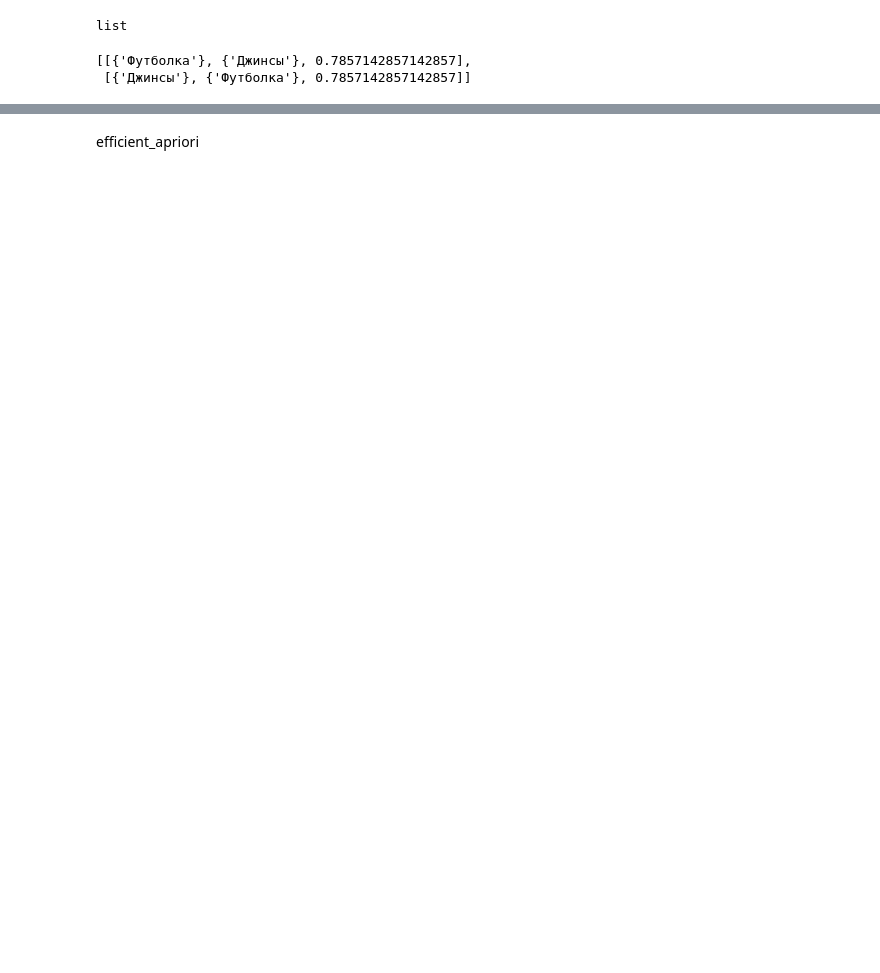
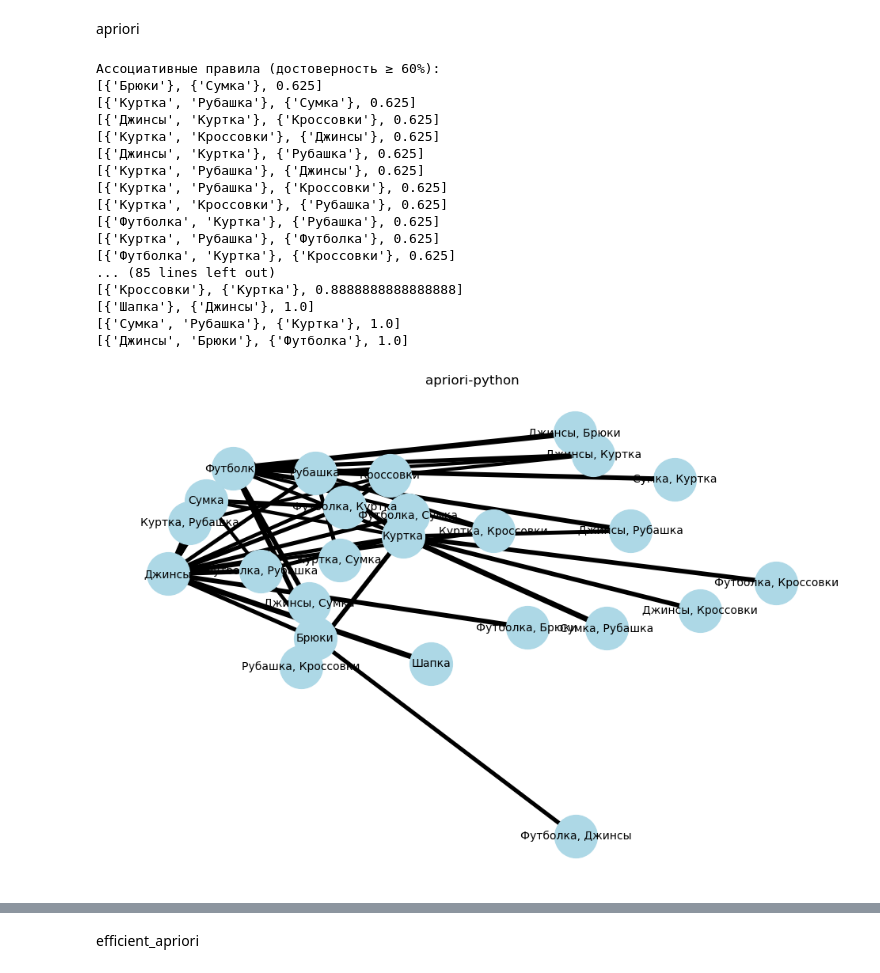
Before and after one commit to SirFerr/Itit, a Jupyter notebook: pr1_1.ipynb, the cells around one changed output, grey strips where cells are left out. Drawn from its saved outputs; the diff is of its cells as text; code cells hidden in the pictures; blank space fills up the shorter version.

```diff
--- a/pr1_1.ipynb
+++ b/pr1_1.ipynb
@@ -26,3 +29,0 @@ transactions = [
-# %%
-freqItemSet, rules = apriori(transactions, minSup= 0.5, minConf= 0.5)
-print(rules)
@@ -44,9 +30,4 @@ freqItemSet
-# %%
-type(rules)
-# %% [output]
-list
-# %%
-rules
-# %% [output]
-[[{'Футболка'}, {'Джинсы'}, 0.7857142857142857],
- [{'Джинсы'}, {'Футболка'}, 0.7857142857142857]]
+# %%
+times = {}
+
+min_sup = 0.25
@@ -52,0 +59,44 @@ rules
+# %% [markdown]
+apriori
+# %%
+from apriori_python import apriori
+start = time.time()
+freqItemSet, rules = apriori(transactions, minSup=min_sup, minConf=0.6)
+times['apriori-python'] = time.time() - start
+
+print("\nАссоциативные правила (достоверность ≥ 60%):")
+for rule in rules:
+    print(rule)
+
+rules_data_ap = []
+for r in rules:
+    print(r)
+    lhs = r[0]
+    rhs = r[1]
+    conf = r[2]
+    rules_data_ap.append({
+        'antecedent': tuple(lhs),
+        'consequent': tuple(rhs),
+        'confidence': conf
+    })
+
+draw_rules_graph(rules_data_ap, title="apriori-python")
+# %% [output]
+Ассоциативные правила (достоверность ≥ 60%):
+[{'Брюки'}, {'Сумка'}, 0.625]
+[{'Куртка', 'Рубашка'}, {'Сумка'}, 0.625]
+[{'Джинсы', 'Куртка'}, {'Кроссовки'}, 0.625]
+[{'Куртка', 'Кроссовки'}, {'Джинсы'}, 0.625]
+[{'Джинсы', 'Куртка'}, {'Рубашка'}, 0.625]
+[{'Куртка', 'Рубашка'}, {'Джинсы'}, 0.625]
+[{'Куртка', 'Рубашка'}, {'Кроссовки'}, 0.625]
+[{'Куртка', 'Кроссовки'}, {'Рубашка'}, 0.625]
+[{'Футболка', 'Куртка'}, {'Рубашка'}, 0.625]
+[{'Куртка', 'Рубашка'}, {'Футболка'}, 0.625]
+[{'Футболка', 'Куртка'}, {'Кроссовки'}, 0.625]
+... (85 lines left out)
+[{'Кроссовки'}, {'Куртка'}, 0.8888888888888888]
+[{'Шапка'}, {'Джинсы'}, 1.0]
+[{'Сумка', 'Рубашка'}, {'Куртка'}, 1.0]
+[{'Джинсы', 'Брюки'}, {'Футболка'}, 1.0]
+[figure, added]
```
Also changed, not shown: parts of 25 cells of this notebook, 4 other files.
